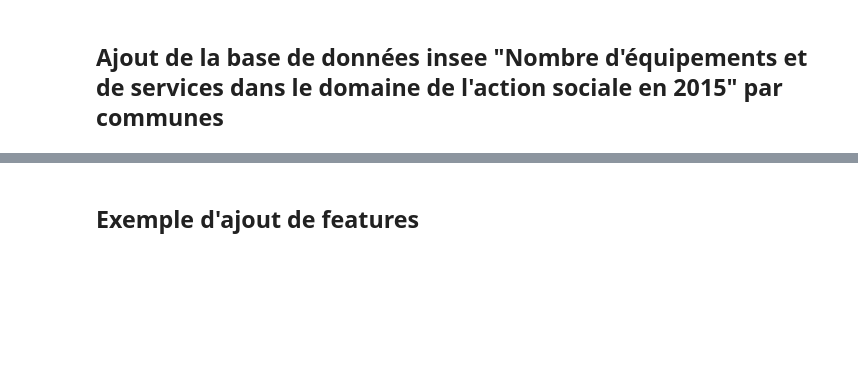
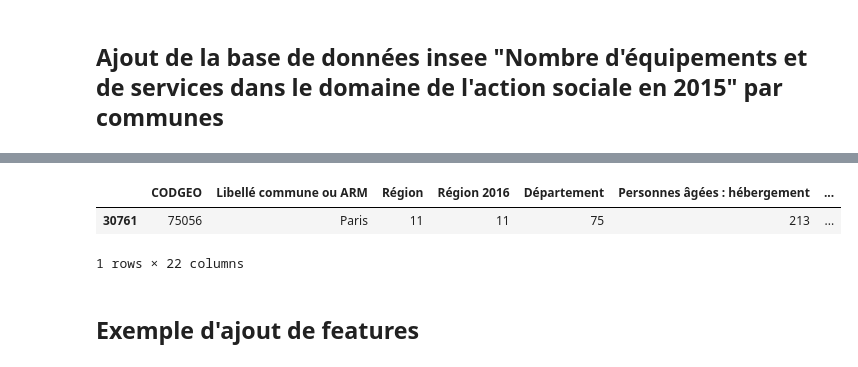
Before and after one commit to dataforgoodfr/batch2_newbed, a Jupyter notebook: test ggmaps api .ipynb, the cells around one changed output, grey strips where cells are left out. Cells and saved outputs as stored; diff of their text form; code cells hidden in the pictures; blank space fills up the shorter version.

```diff
--- a/test ggmaps api .ipynb
+++ b/test ggmaps api .ipynb
@@ -184,3 +163,9 @@ insee_social
+# %%
+insee_social[insee_social["Département"]=="75"]
+# %% [output]
+|  | CODGEO | Libellé commune ou ARM | Région | Région 2016 | Département | Personnes âgées : hébergement | ... |
+| 30761 | 75056 | Paris | 11 | 11 | 75 | 213 | ... |
+1 rows × 22 columns
 # %% [markdown]
 ## Exemple d'ajout de features
 # %%
```
Also changed, not shown: parts of 2 cells of this notebook, 1 other file.
